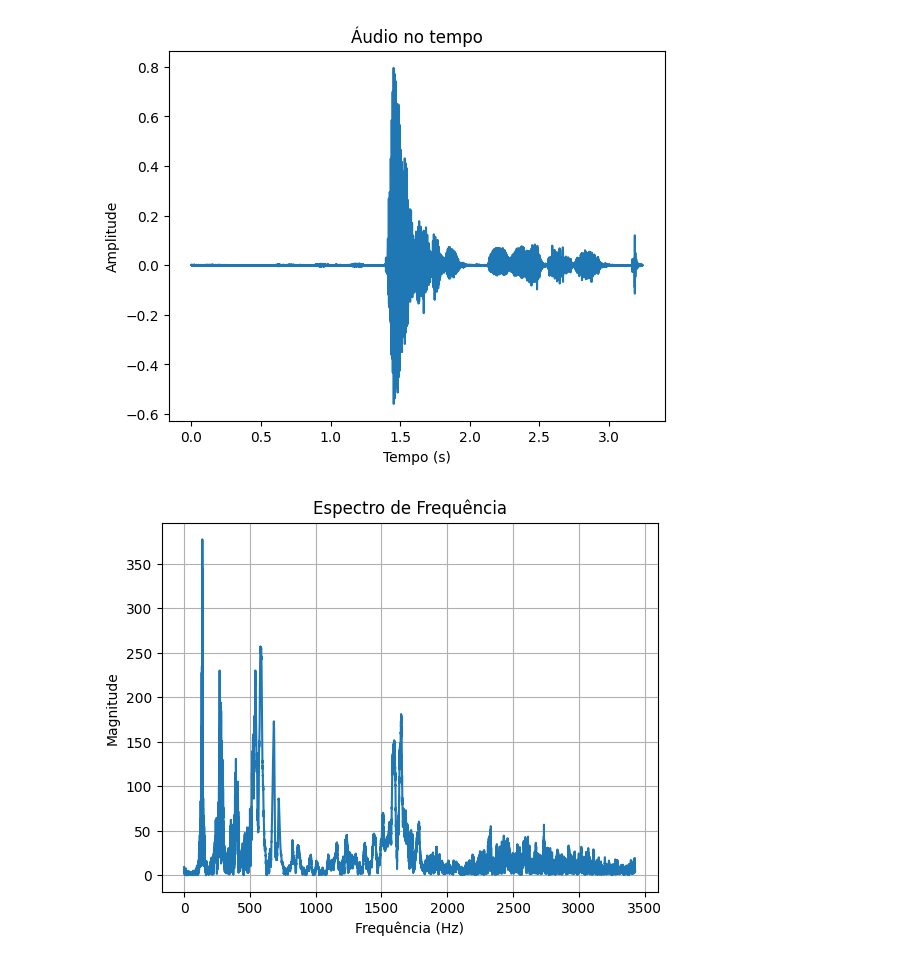
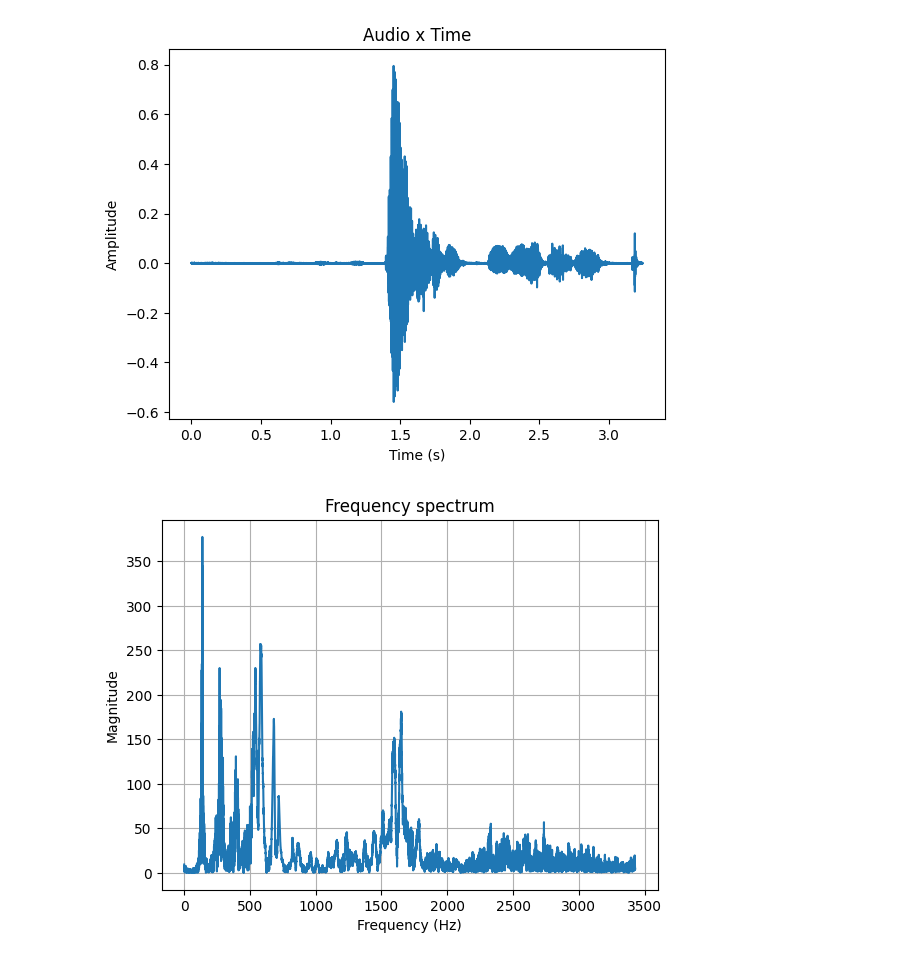
Before and after one commit to Radipaw/Projeto-Fourier, a Jupyter notebook: ProjectSound.ipynb, the cells around one changed output. Saved outputs shown, nothing was run; the diff lists cells and outputs as text; code cells hidden in the pictures.

```diff
--- a/ProjectSound.ipynb
+++ b/ProjectSound.ipynb
@@ -6,14 +6,14 @@ from scipy.fft import fft, ifft, fftfreq
 import sounddevice as sd
 # %%
 # Lê o arquivo de áudio
-sinal, fs = sf.read('Audio.wav')
+signal, fs = sf.read('Audio.wav')
 # %%
-t = np.linspace(0, len(sinal)/fs, len(sinal))
-plt.plot(t, sinal)
-plt.title("Áudio no tempo")
-plt.xlabel("Tempo (s)")
+t = np.linspace(0, len(signal)/fs, len(signal))
+plt.plot(t, signal)
+plt.title("Audio x Time")
+plt.xlabel("Time (s)")
 plt.ylabel("Amplitude")
 plt.show()
 # %% [output]
-[figure, old version]
+[figure, new version]
 # %%
@@ -23,12 +23,12 @@ frequencias = fftfreq(len(X), 1/fs)
 # %%
 # Mostra espectro
-plt.plot(frequencias[:len(X)//14], np.abs(X[:len(X)//14]))
-plt.title("Espectro de Frequência")
-plt.xlabel("Frequência (Hz)")
+plt.plot(frequency_dom[:len(n)//14], np.abs(n[:len(n)//14]))
+plt.title("Frequency spectrum")
+plt.xlabel("Frequency (Hz)")
 plt.ylabel("Magnitude")
 plt.grid()
 plt.show()
 # %% [output]
-[figure, old version]
+[figure, new version]
 # %%
 # Função para aplicar filtros no domínio da frequência
```
Also changed, not shown: parts of 6 cells of this notebook.
